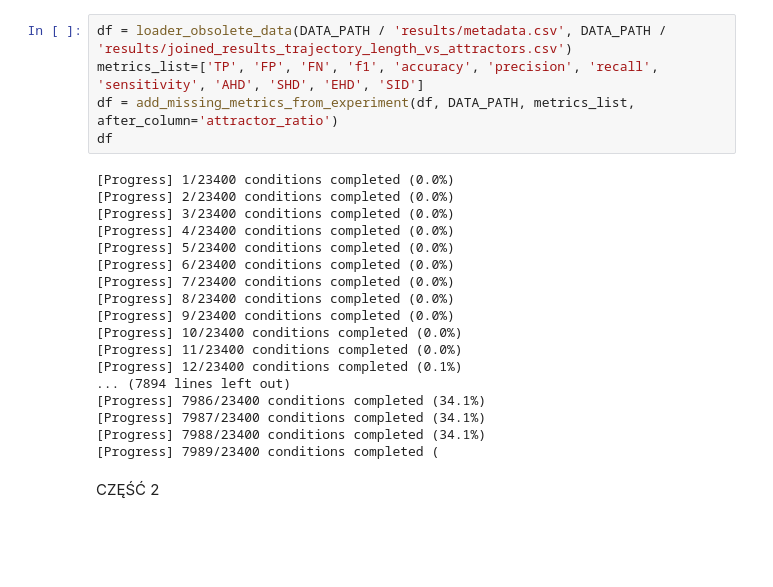
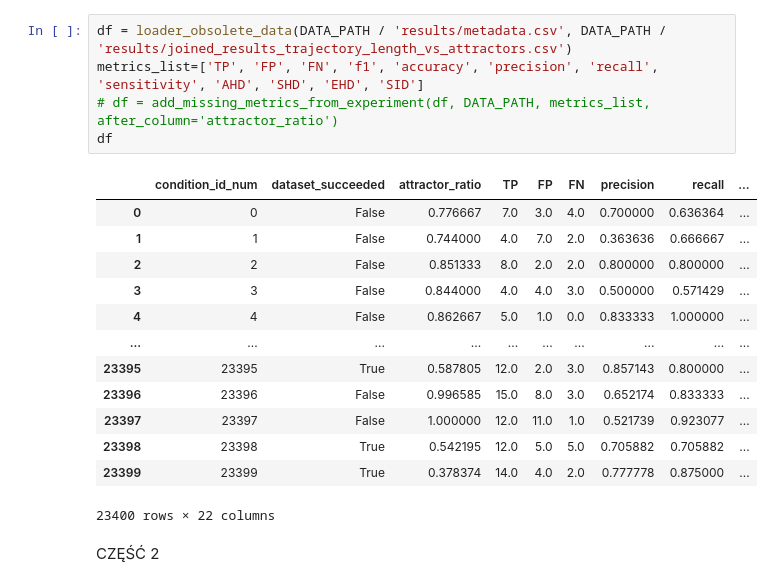
Before and after one commit to maxi7524/SAD2_final_project, a Jupyter notebook: notebooks/raport_max.ipynb, the cells around one changed output. Saved outputs shown, nothing was run; the diff lists cells and outputs as text; blank space fills up the shorter version.

```diff
--- a/notebooks/raport_max.ipynb
+++ b/notebooks/raport_max.ipynb
@@ -19,26 +26,22 @@ df = loader_obsolete_data(DATA_PATH / 'results/metadata.csv', DATA_PATH / 'resul
 # %%
 df = loader_obsolete_data(DATA_PATH / 'results/metadata.csv', DATA_PATH / 'results/joined_results_trajectory_length_vs_attractors.csv')
 metrics_list=['TP', 'FP', 'FN', 'f1', 'accuracy', 'precision', 'recall', 'sensitivity', 'AHD', 'SHD', 'EHD', 'SID']
-df = add_missing_metrics_from_experiment(df, DATA_PATH, metrics_list, after_column='attractor_ratio')
+# df = add_missing_metrics_from_experiment(df, DATA_PATH, metrics_list, after_column='attractor_ratio')
 df
 # %% [output]
+|  | condition_id_num | dataset_succeeded | attractor_ratio | TP | FP | FN | precision | recall | ... |
+| 0 | 0 | False | 0.776667 | 7.0 | 3.0 | 4.0 | 0.700000 | 0.636364 | ... |
+| 1 | 1 | False | 0.744000 | 4.0 | 7.0 | 2.0 | 0.363636 | 0.666667 | ... |
+| 2 | 2 | False | 0.851333 | 8.0 | 2.0 | 2.0 | 0.800000 | 0.800000 | ... |
+| 3 | 3 | False | 0.844000 | 4.0 | 4.0 | 3.0 | 0.500000 | 0.571429 | ... |
+| 4 | 4 | False | 0.862667 | 5.0 | 1.0 | 0.0 | 0.833333 | 1.000000 | ... |
+| ... | ... | ... | ... | ... | ... | ... | ... | ... | ... |
+| 23395 | 23395 | True | 0.587805 | 12.0 | 2.0 | 3.0 | 0.857143 | 0.800000 | ... |
+| 23396 | 23396 | False | 0.996585 | 15.0 | 8.0 | 3.0 | 0.652174 | 0.833333 | ... |
+| 23397 | 23397 | False | 1.000000 | 12.0 | 11.0 | 1.0 | 0.521739 | 0.923077 | ... |
+| 23398 | 23398 | True | 0.542195 | 12.0 | 5.0 | 5.0 | 0.705882 | 0.705882 | ... |
+| 23399 | 23399 | True | 0.378374 | 14.0 | 4.0 | 2.0 | 0.777778 | 0.875000 | ... |
-[Progress] 1/23400 conditions completed (0.0%)
-[Progress] 2/23400 conditions completed (0.0%)
-[Progress] 3/23400 conditions completed (0.0%)
-[Progress] 4/23400 conditions completed (0.0%)
-[Progress] 5/23400 conditions completed (0.0%)
-[Progress] 6/23400 conditions completed (0.0%)
-[Progress] 7/23400 conditions completed (0.0%)
-[Progress] 8/23400 conditions completed (0.0%)
-[Progress] 9/23400 conditions completed (0.0%)
-[Progress] 10/23400 conditions completed (0.0%)
-[Progress] 11/23400 conditions completed (0.0%)
-[Progress] 12/23400 conditions completed (0.1%)
-... (7894 lines left out)
-[Progress] 7986/23400 conditions completed (34.1%)
-[Progress] 7987/23400 conditions completed (34.1%)
-[Progress] 7988/23400 conditions completed (34.1%)
-[Progress] 7989/23400 conditions completed (
+23400 rows × 22 columns
 # %% [markdown]
 CZĘŚĆ 2
 # %%
```
Also changed, not shown: parts of 12 cells of this notebook, 5 other files.
